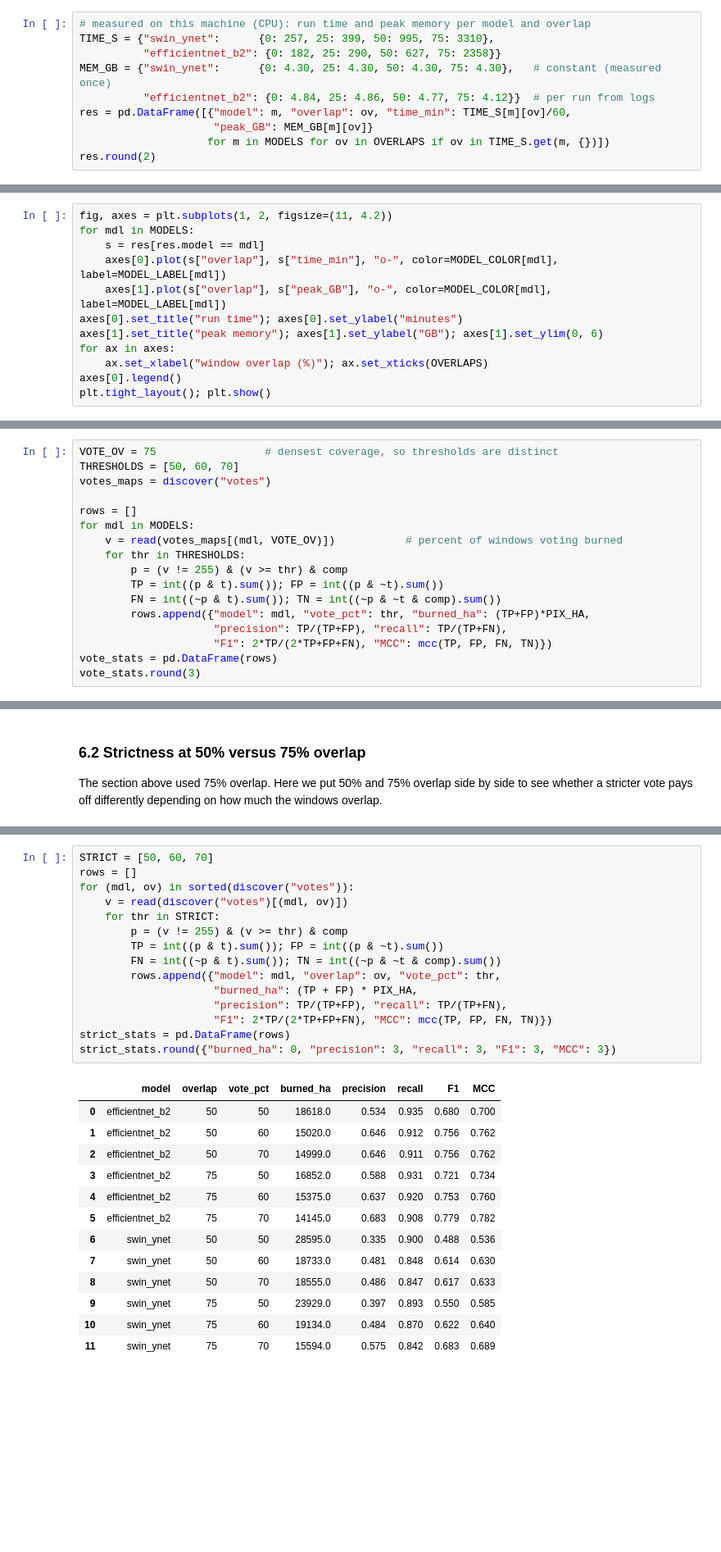
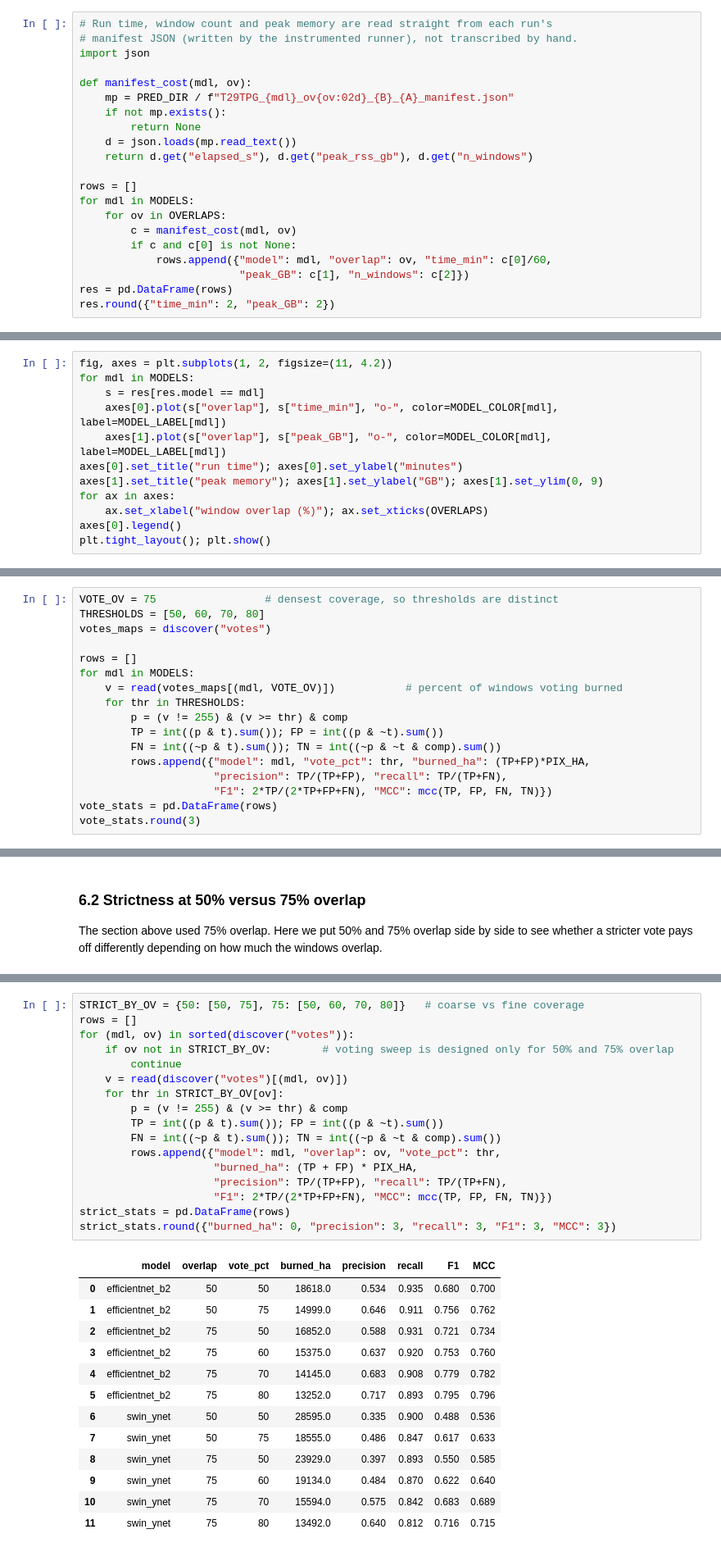
Before and after one commit to hannahandkush/Machine-Learning, a Jupyter notebook: notebooks/overlap_experiment.ipynb, the cells around one changed output, grey strips where cells are left out. Shown at 82% size. Drawn from its saved outputs; the diff is of its cells as text; blank space fills up the shorter version.

```diff
--- a/notebooks/overlap_experiment.ipynb
+++ b/notebooks/overlap_experiment.ipynb
@@ -390,11 +395,22 @@ peak memory from the instrumented runner.
 # %%
-# measured on this machine (CPU): run time and peak memory per model and overlap
-TIME_S = {"swin_ynet":      {0: 257, 25: 399, 50: 995, 75: 3310},
-          "efficientnet_b2": {0: 182, 25: 290, 50: 627, 75: 2358}}
-MEM_GB = {"swin_ynet":      {0: 4.30, 25: 4.30, 50: 4.30, 75: 4.30},   # constant (measured once)
-          "efficientnet_b2": {0: 4.84, 25: 4.86, 50: 4.77, 75: 4.12}}  # per run from logs
-res = pd.DataFrame([{"model": m, "overlap": ov, "time_min": TIME_S[m][ov]/60,
-                     "peak_GB": MEM_GB[m][ov]}
-                    for m in MODELS for ov in OVERLAPS if ov in TIME_S.get(m, {})])
-res.round(2)
+# Run time, window count and peak memory are read straight from each run's
+# manifest JSON (written by the instrumented runner), not transcribed by hand.
+import json
+
+def manifest_cost(mdl, ov):
+    mp = PRED_DIR / f"T29TPG_{mdl}_ov{ov:02d}_{B}_{A}_manifest.json"
+    if not mp.exists():
+        return None
+    d = json.loads(mp.read_text())
+    return d.get("elapsed_s"), d.get("peak_rss_gb"), d.get("n_windows")
+
+rows = []
+for mdl in MODELS:
+    for ov in OVERLAPS:
+        c = manifest_cost(mdl, ov)
+        if c and c[0] is not None:
+            rows.append({"model": mdl, "overlap": ov, "time_min": c[0]/60,
+                         "peak_GB": c[1], "n_windows": c[2]})
+res = pd.DataFrame(rows)
+res.round({"time_min": 2, "peak_GB": 2})
 # %% [output]
@@ -414,7 +430,7 @@ for mdl in MODELS:
     axes[0].plot(s["overlap"], s["time_min"], "o-", color=MODEL_COLOR[mdl], label=MODEL_LABEL[mdl])
     axes[1].plot(s["overlap"], s["peak_GB"], "o-", color=MODEL_COLOR[mdl], label=MODEL_LABEL[mdl])
 axes[0].set_title("run time"); axes[0].set_ylabel("minutes")
-axes[1].set_title("peak memory"); axes[1].set_ylabel("GB"); axes[1].set_ylim(0, 6)
+axes[1].set_title("peak memory"); axes[1].set_ylabel("GB"); axes[1].set_ylim(0, 9)
 for ax in axes:
     ax.set_xlabel("window overlap (%)"); ax.set_xticks(OVERLAPS)
 axes[0].legend()
@@ -451,6 +478,6 @@ covering windows voted burned; at 75% overlap each pixel has up to 16 windows, s
 # %%
 VOTE_OV = 75                 # densest coverage, so thresholds are distinct
-THRESHOLDS = [50, 60, 70]
+THRESHOLDS = [50, 60, 70, 80]
 votes_maps = discover("votes")
 
 rows = []
@@ -507,32 +537,34 @@ steps).
 # %%
-STRICT = [50, 60, 70]
+STRICT_BY_OV = {50: [50, 75], 75: [50, 60, 70, 80]}   # coarse vs fine coverage
 rows = []
 for (mdl, ov) in sorted(discover("votes")):
+    if ov not in STRICT_BY_OV:        # voting sweep is designed only for 50% and 75% overlap
+        continue
     v = read(discover("votes")[(mdl, ov)])
-    for thr in STRICT:
+    for thr in STRICT_BY_OV[ov]:
         p = (v != 255) & (v >= thr) & comp
         TP = int((p & t).sum()); FP = int((p & ~t).sum())
         FN = int((~p & t).sum()); TN = int((~p & ~t & comp).sum())
         rows.append({"model": mdl, "overlap": ov, "vote_pct": thr,
                      "burned_ha": (TP + FP) * PIX_HA,
                      "precision": TP/(TP+FP), "recall": TP/(TP+FN),
                      "F1": 2*TP/(2*TP+FP+FN), "MCC": mcc(TP, FP, FN, TN)})
 strict_stats = pd.DataFrame(rows)
 strict_stats.round({"burned_ha": 0, "precision": 3, "recall": 3, "F1": 3, "MCC": 3})
 # %% [output]
 |  | model | overlap | vote_pct | burned_ha | precision | recall | F1 | MCC |
 | 0 | efficientnet_b2 | 50 | 50 | 18618.0 | 0.534 | 0.935 | 0.680 | 0.700 |
-| 1 | efficientnet_b2 | 50 | 60 | 15020.0 | 0.646 | 0.912 | 0.756 | 0.762 |
-| 2 | efficientnet_b2 | 50 | 70 | 14999.0 | 0.646 | 0.911 | 0.756 | 0.762 |
-| 3 | efficientnet_b2 | 75 | 50 | 16852.0 | 0.588 | 0.931 | 0.721 | 0.734 |
-| 4 | efficientnet_b2 | 75 | 60 | 15375.0 | 0.637 | 0.920 | 0.753 | 0.760 |
-| 5 | efficientnet_b2 | 75 | 70 | 14145.0 | 0.683 | 0.908 | 0.779 | 0.782 |
+| 1 | efficientnet_b2 | 50 | 75 | 14999.0 | 0.646 | 0.911 | 0.756 | 0.762 |
+| 2 | efficientnet_b2 | 75 | 50 | 16852.0 | 0.588 | 0.931 | 0.721 | 0.734 |
+| 3 | efficientnet_b2 | 75 | 60 | 15375.0 | 0.637 | 0.920 | 0.753 | 0.760 |
+| 4 | efficientnet_b2 | 75 | 70 | 14145.0 | 0.683 | 0.908 | 0.779 | 0.782 |
+| 5 | efficientnet_b2 | 75 | 80 | 13252.0 | 0.717 | 0.893 | 0.795 | 0.796 |
 | 6 | swin_ynet | 50 | 50 | 28595.0 | 0.335 | 0.900 | 0.488 | 0.536 |
-| 7 | swin_ynet | 50 | 60 | 18733.0 | 0.481 | 0.848 | 0.614 | 0.630 |
-| 8 | swin_ynet | 50 | 70 | 18555.0 | 0.486 | 0.847 | 0.617 | 0.633 |
-| 9 | swin_ynet | 75 | 50 | 23929.0 | 0.397 | 0.893 | 0.550 | 0.585 |
-| 10 | swin_ynet | 75 | 60 | 19134.0 | 0.484 | 0.870 | 0.622 | 0.640 |
-| 11 | swin_ynet | 75 | 70 | 15594.0 | 0.575 | 0.842 | 0.683 | 0.689 |
+| 7 | swin_ynet | 50 | 75 | 18555.0 | 0.486 | 0.847 | 0.617 | 0.633 |
+| 8 | swin_ynet | 75 | 50 | 23929.0 | 0.397 | 0.893 | 0.550 | 0.585 |
+| 9 | swin_ynet | 75 | 60 | 19134.0 | 0.484 | 0.870 | 0.622 | 0.640 |
+| 10 | swin_ynet | 75 | 70 | 15594.0 | 0.575 | 0.842 | 0.683 | 0.689 |
+| 11 | swin_ynet | 75 | 80 | 13492.0 | 0.640 | 0.812 | 0.716 | 0.715 |
 # %%
 fig, axes = plt.subplots(1, 2, figsize=(11, 4.4), sharex=True)
 for ax, metric in zip(axes, ["F1", "MCC"]):
```
Also changed, not shown: parts of 19 cells of this notebook.
